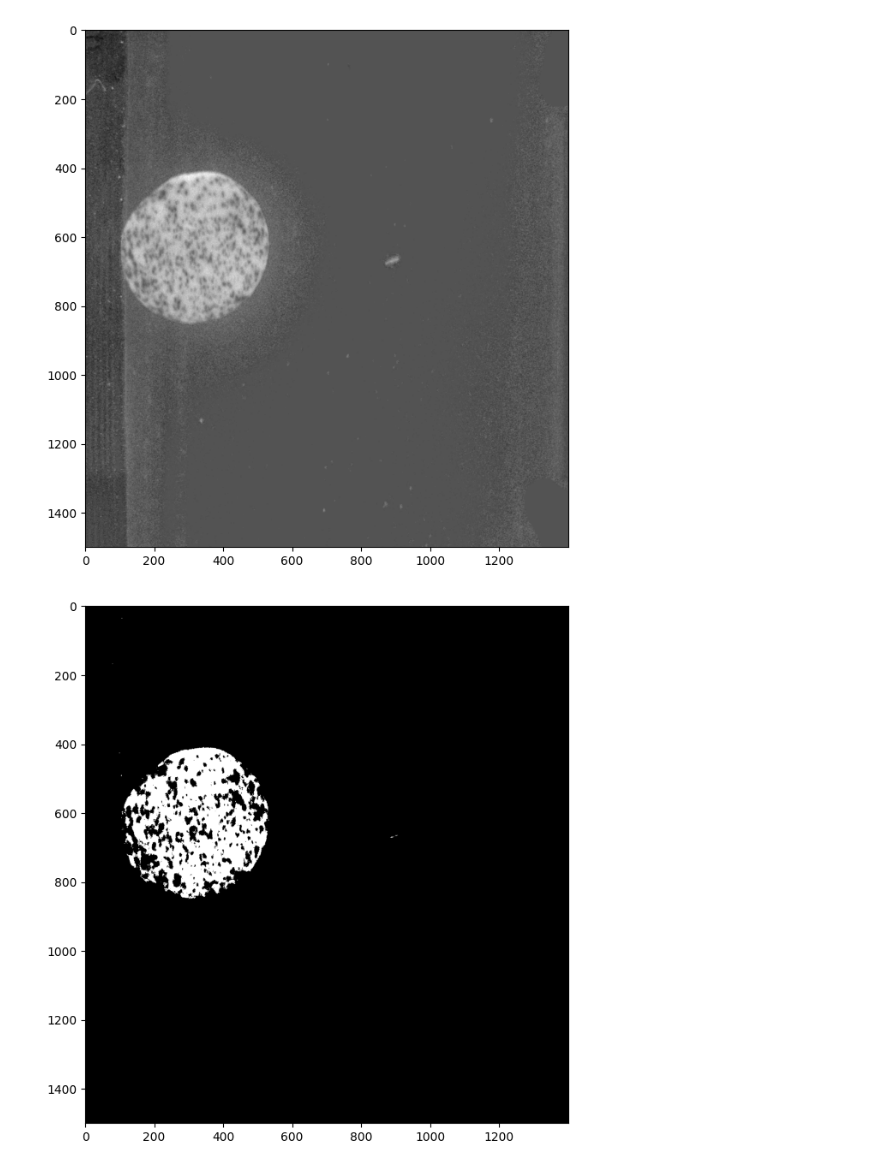
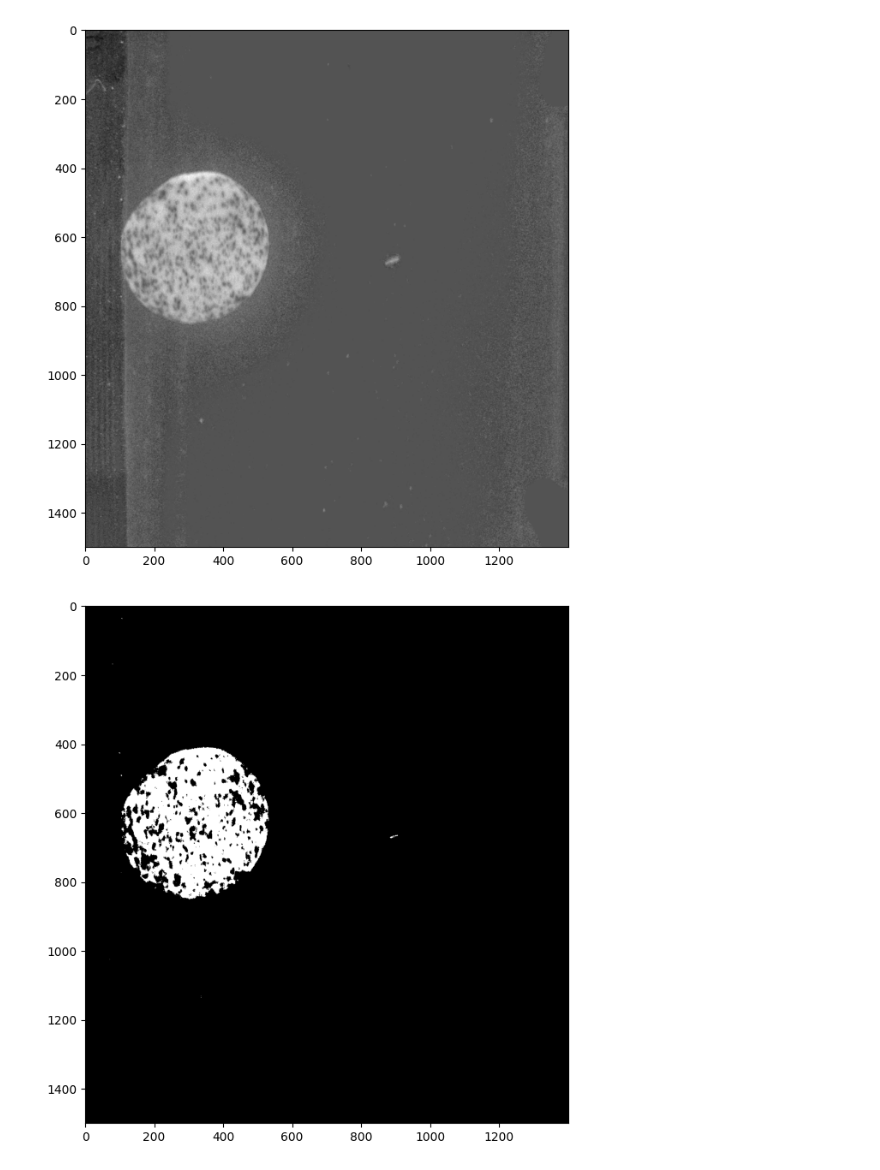
Before and after one commit to syncrotron/Thesis, a Jupyter notebook: Lentil/patter.ipynb, the cells around one changed output. Cells and saved outputs as stored; diff of their text form; code cells hidden in the pictures.

```diff
--- a/Lentil/patter.ipynb
+++ b/Lentil/patter.ipynb
@@ -48,6 +48,6 @@ b = pcv.rgb2gray_lab(rgb_img=img, channel='b')
 # %% [output]
 [figure]
 # %%
-b_thresh = pcv.threshold.binary(gray_img=b, threshold=139, max_value=255, object_type='light')
+b_thresh = pcv.threshold.binary(gray_img=b, threshold=138, max_value=255, object_type='light')
 # %% [output]
-[figure, old version]
+[figure, new version]
```
Also changed, not shown: parts of 9 cells of this notebook, 2 other files.
